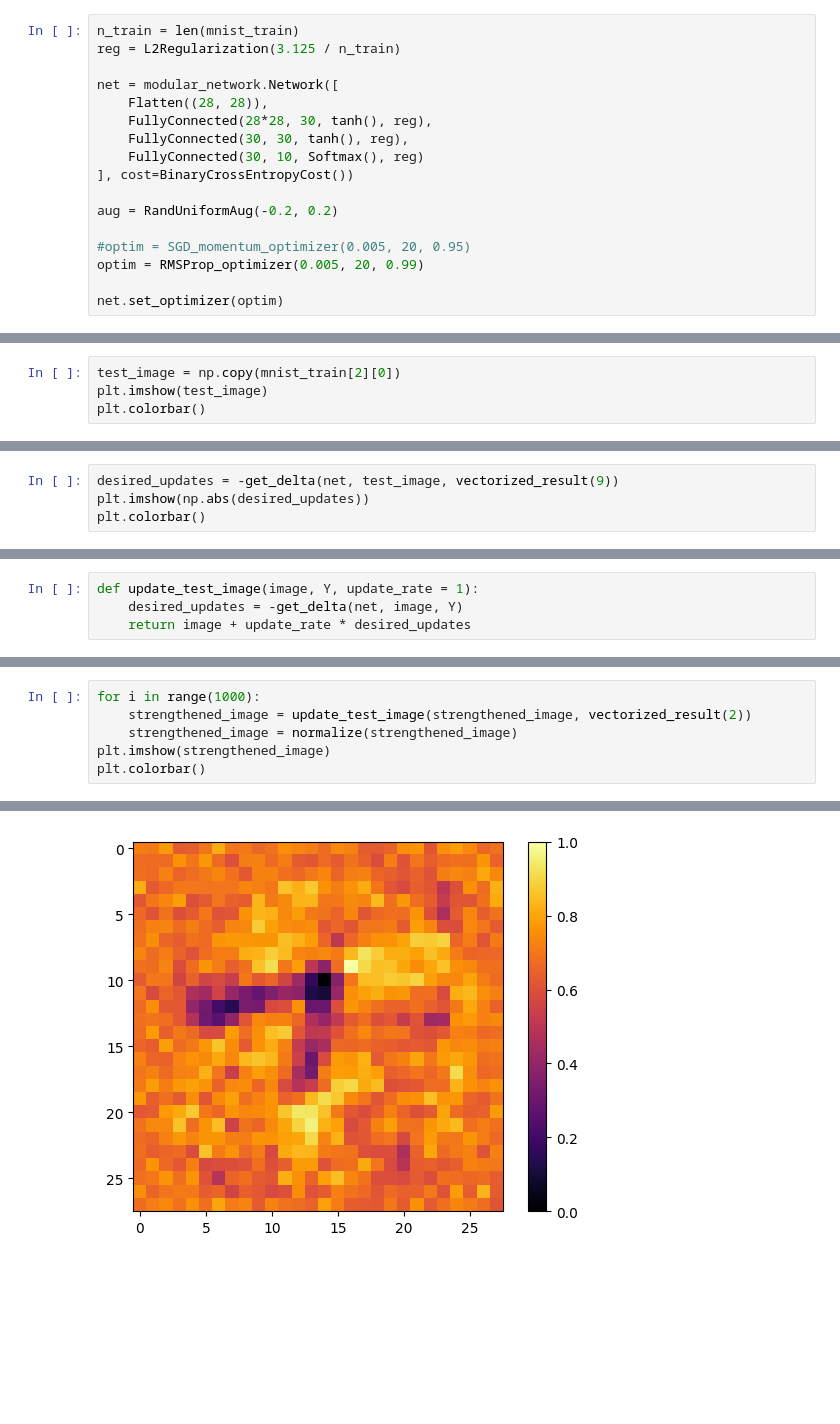
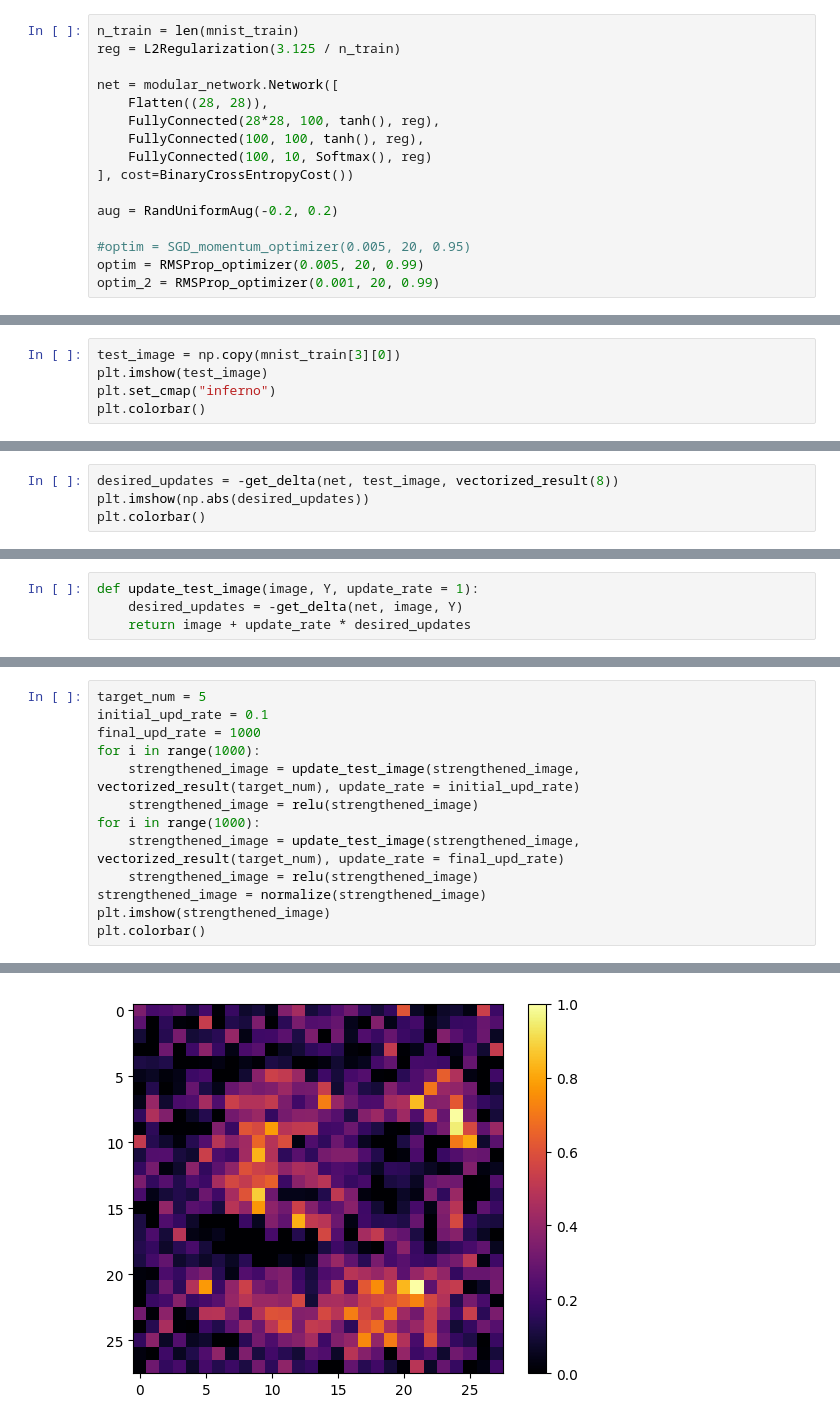
Before and after one commit to stanleytheli/mini-ml, a Jupyter notebook: src/feature_vis.ipynb, the cells around one changed output, grey strips where cells are left out. Saved outputs shown, nothing was run; the diff lists cells and outputs as text; blank space fills up the shorter version.

```diff
--- a/src/feature_vis.ipynb
+++ b/src/feature_vis.ipynb
@@ -13,15 +13,14 @@ reg = L2Regularization(3.125 / n_train)
 
 net = modular_network.Network([
     Flatten((28, 28)),
-    FullyConnected(28*28, 30, tanh(), reg),
-    FullyConnected(30, 30, tanh(), reg),
-    FullyConnected(30, 10, Softmax(), reg)
+    FullyConnected(28*28, 100, tanh(), reg),
+    FullyConnected(100, 100, tanh(), reg),
+    FullyConnected(100, 10, Softmax(), reg)
 ], cost=BinaryCrossEntropyCost())
 
 aug = RandUniformAug(-0.2, 0.2)
 
 #optim = SGD_momentum_optimizer(0.005, 20, 0.95)
 optim = RMSProp_optimizer(0.005, 20, 0.99)
-
-net.set_optimizer(optim)
+optim_2 = RMSProp_optimizer(0.001, 20, 0.99)
 # %%
@@ -63,8 +100,9 @@ def normalize(x):
 def relu(x):
     return np.max([x, np.zeros(x.shape)], axis=0)
 # %%
-test_image = np.copy(mnist_train[2][0])
+test_image = np.copy(mnist_train[3][0])
 plt.imshow(test_image)
+plt.set_cmap("inferno")
 plt.colorbar()
 # %% [output]
 <matplotlib.colorbar.Colorbar at 0x...>
@@ -87,5 +125,5 @@ array([[1.61184807e-06],
 # %%
-desired_updates = -get_delta(net, test_image, vectorized_result(9))
+desired_updates = -get_delta(net, test_image, vectorized_result(8))
 plt.imshow(np.abs(desired_updates))
 plt.colorbar()
 # %% [output]
@@ -123,12 +161,19 @@ plt.imshow(strengthened_image)
 # %%
+target_num = 5
+initial_upd_rate = 0.1
+final_upd_rate = 1000
 for i in range(1000):
-    strengthened_image = update_test_image(strengthened_image, vectorized_result(2))
-    strengthened_image = normalize(strengthened_image)
+    strengthened_image = update_test_image(strengthened_image, vectorized_result(target_num), update_rate = initial_upd_rate)
+    strengthened_image = relu(strengthened_image)
+for i in range(1000):
+    strengthened_image = update_test_image(strengthened_image, vectorized_result(target_num), update_rate = final_upd_rate)
+    strengthened_image = relu(strengthened_image)
+strengthened_image = normalize(strengthened_image)
 plt.imshow(strengthened_image)
 plt.colorbar()
 # %% [output]
 <matplotlib.colorbar.Colorbar at 0x...>
-[figure, old version]
+[figure, new version]
 # %%
 net.feedforward(np.array([strengthened_image]))
 # %% [output]
```
Also changed, not shown: parts of 16 cells of this notebook.
